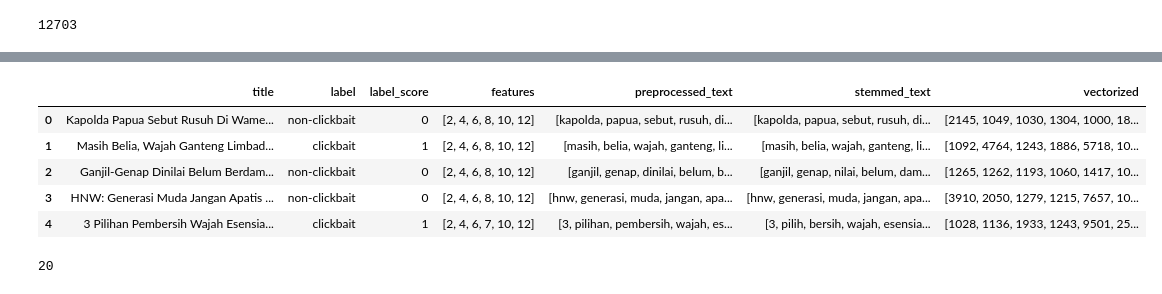
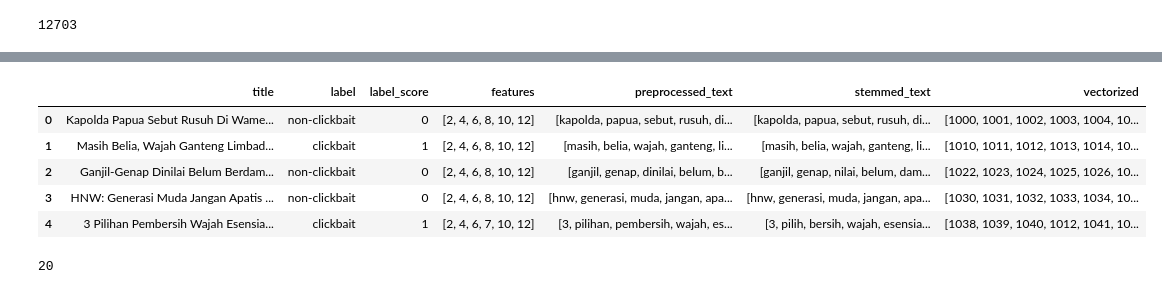
Before and after one commit to furaihan/proyek-data-mining, a Jupyter notebook: main.ipynb, the cells around one changed output, grey strips where cells are left out. Drawn from its saved outputs; the diff is of its cells as text; code cells hidden in the pictures.

```diff
--- a/main.ipynb
+++ b/main.ipynb
@@ -276,11 +276,3 @@ len(vocab)
 import json
 with open('vocab.json', 'w') as file:
     json.dump(vocab, file, indent=4)
-# %%
-# Printing the first 10 rows of the vocab dictionary
-count = 0
-for word, properties in vocab.items():
-    print(f"Word: {word}, Index: {properties['index']}, Frequency: {properties['frequency']}")
-    count += 1
-    if count >= 10:
-        break
@@ -298,13 +279,13 @@ Word: medsos, Index: 1009, Frequency: 41
 # %%
-df['vectorized'] = df['stemmed_text'].apply(lambda x: [vocab[word]['index'] for word in x])
+df['vectorized'] = df['stemmed_text'].apply(lambda x: [vocab[word] for word in x])
 df.head()
 # %% [output]
 |  | title | label | label_score | features | preprocessed_text | stemmed_text | vectorized |
-| 0 | Kapolda Papua Sebut Rusuh Di Wame... | non-clickbait | 0 | [2, 4, 6, 8, 10, 12] | [kapolda, papua, sebut, rusuh, di... | [kapolda, papua, sebut, rusuh, di... | [2145, 1049, 1030, 1304, 1000, 18... |
-| 1 | Masih Belia, Wajah Ganteng Limbad... | clickbait | 1 | [2, 4, 6, 8, 10, 12] | [masih, belia, wajah, ganteng, li... | [masih, belia, wajah, ganteng, li... | [1092, 4764, 1243, 1886, 5718, 10... |
-| 2 | Ganjil-Genap Dinilai Belum Berdam... | non-clickbait | 0 | [2, 4, 6, 8, 10, 12] | [ganjil, genap, dinilai, belum, b... | [ganjil, genap, nilai, belum, dam... | [1265, 1262, 1193, 1060, 1417, 10... |
-| 3 | HNW: Generasi Muda Jangan Apatis ... | non-clickbait | 0 | [2, 4, 6, 8, 10, 12] | [hnw, generasi, muda, jangan, apa... | [hnw, generasi, muda, jangan, apa... | [3910, 2050, 1279, 1215, 7657, 10... |
-| 4 | 3 Pilihan Pembersih Wajah Esensia... | clickbait | 1 | [2, 4, 6, 7, 10, 12] | [3, pilihan, pembersih, wajah, es... | [3, pilih, bersih, wajah, esensia... | [1028, 1136, 1933, 1243, 9501, 25... |
+| 0 | Kapolda Papua Sebut Rusuh Di Wame... | non-clickbait | 0 | [2, 4, 6, 8, 10, 12] | [kapolda, papua, sebut, rusuh, di... | [kapolda, papua, sebut, rusuh, di... | [1000, 1001, 1002, 1003, 1004, 10... |
+| 1 | Masih Belia, Wajah Ganteng Limbad... | clickbait | 1 | [2, 4, 6, 8, 10, 12] | [masih, belia, wajah, ganteng, li... | [masih, belia, wajah, ganteng, li... | [1010, 1011, 1012, 1013, 1014, 10... |
+| 2 | Ganjil-Genap Dinilai Belum Berdam... | non-clickbait | 0 | [2, 4, 6, 8, 10, 12] | [ganjil, genap, dinilai, belum, b... | [ganjil, genap, nilai, belum, dam... | [1022, 1023, 1024, 1025, 1026, 10... |
+| 3 | HNW: Generasi Muda Jangan Apatis ... | non-clickbait | 0 | [2, 4, 6, 8, 10, 12] | [hnw, generasi, muda, jangan, apa... | [hnw, generasi, muda, jangan, apa... | [1030, 1031, 1032, 1033, 1034, 10... |
+| 4 | 3 Pilihan Pembersih Wajah Esensia... | clickbait | 1 | [2, 4, 6, 7, 10, 12] | [3, pilihan, pembersih, wajah, es... | [3, pilih, bersih, wajah, esensia... | [1038, 1039, 1040, 1012, 1041, 10... |
 # %%
 # get max length of text
 max_length = df['vectorized'].apply(len).max()
```
Also changed, not shown: parts of 12 cells of this notebook.
